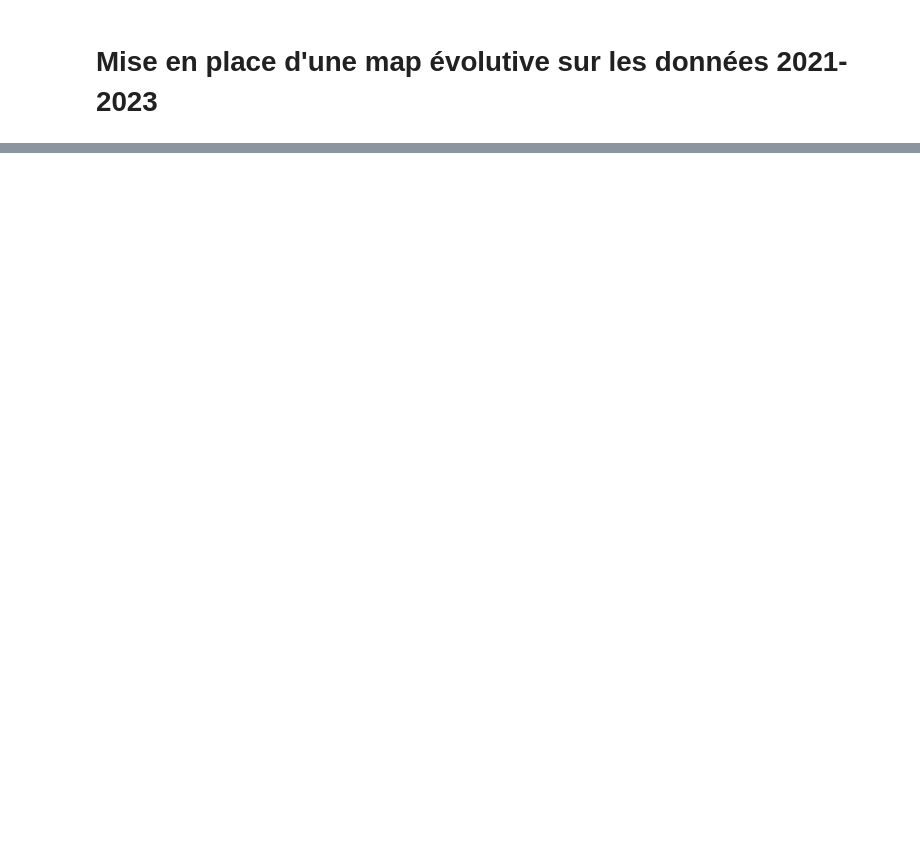
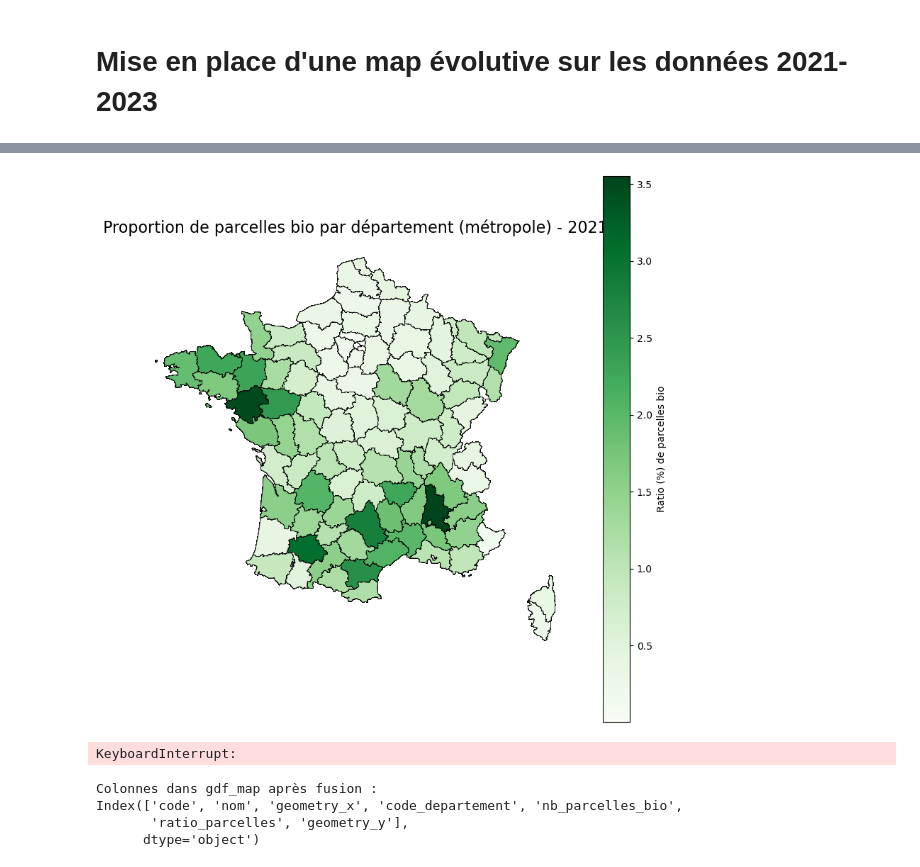
Before and after one commit to ElisefontaineEnsae/AgricultureBio_France, a Jupyter notebook: mapping_evolutif.ipynb, the cells around one changed output, grey strips where cells are left out. Saved outputs shown, nothing was run; the diff lists cells and outputs as text; code cells hidden in the pictures; blank space fills up the shorter version.

```diff
--- a/mapping_evolutif.ipynb
+++ b/mapping_evolutif.ipynb
@@ -24,0 +77,4 @@ Successfully installed fastjsonschema-2.21.1 jsonschema-4.23.0 jsonschema-specif
+# %%
+#Chargement de la carte des départements
+dept_url = "https://raw.githubusercontent.com/gregoiredavid/france-geojson/master/departements-version-simplifiee.geojson"
+gdf_departements = gpd.read_file(dept_url)
@@ -24,0 +104,8 @@ Successfully installed fastjsonschema-2.21.1 jsonschema-4.23.0 jsonschema-specif
+# %%
+gdf_departements['geometry'] = gdf_departements['geometry'].simplify(0.01, preserve_topology=True)
+# %%
+gdf_map = gdf_departements.merge(gdf_dep, left_on='code', right_on='code_departement', how='left')
+
+print("Aperçu de gdf_map après fusion :")
+print(gdf_map.head())
+print(f"Nombre de lignes après fusion : {len(gdf_map)}")
@@ -24,0 +130,66 @@ Successfully installed fastjsonschema-2.21.1 jsonschema-4.23.0 jsonschema-specif
+# %%
+gdf_departements['geometry'] = gdf_departements['geometry'].simplify(0.01, preserve_topology=True)
+# %%
+def plot_map_by_year(year):
+    # Récupérer les données pour l'année
+    gdf_dep = globals().get(f"gdf_dep{year}")
+
+    if gdf_dep is not None:
+        # Fusionner avec la carte des départements
+        gdf_map = gdf_departements.merge(
+            gdf_dep,
+            left_on='code',
+            right_on='code_departement',
+            how='left'
+        )
+
+        # Choisir et définir la colonne de géométrie correcte
+        if 'geometry_x' in gdf_map.columns:
+            gdf_map = gdf_map.rename(columns={'geometry_x': 'geometry'}).drop(columns=['geometry_y'])
+        elif 'geometry_y' in gdf_map.columns:
+            gdf_map = gdf_map.rename(columns={'geometry_y': 'geometry'}).drop(columns=['geometry_x'])
+
+        # Définir la colonne 'geometry' comme géométrie active
+        gdf_map = gdf_map.set_geometry('geometry')
+
+        # Créer la carte
+        fig, ax = plt.subplots(figsize=(10, 10))
+
+        gdf_map.plot(
+            column='ratio_parcelles',  # Colonne pour le ratio
+            cmap='Greens',            # Palette de couleurs (dégradé vert)
+            legend=True,              # Afficher une légende
+            legend_kwds={'label': "Ratio (%) de parcelles bio"},  # Légende
+            ax=ax,                    # Ajouter à la figure actuelle
+            edgecolor='black',        # Couleur des bordures
+            linewidth=0.5             # Largeur des bordures
+        )
+
+        # Ajouter un titre
+        ax.set_title(f"Proportion de parcelles bio par département (métropole) - {year}", fontsize=16)
+
+        # Désactiver les axes
+        ax.axis('off')
+
+        # Afficher la carte
+        plt.show()
+    else:
+        print(f"Les données pour l'année {year} ne sont pas disponibles.")
+
+# Visualiser les cartes pour chaque année
+for year in [2021, 2022, 2023]:
+    plot_map_by_year(year)
+# %% [output]
+[figure, added]
+KeyboardInterrupt:
+# %%
+gdf_map = gdf_departements.merge(gdf_dep, left_on='code', right_on='code_departement', how='left')
+
+# Vérifiez si 'geometry' est toujours présent
+print("Colonnes dans gdf_map après fusion :")
+print(gdf_map.columns)
+# %% [output]
+Colonnes dans gdf_map après fusion :
+Index(['code', 'nom', 'geometry_x', 'code_departement', 'nb_parcelles_bio',
+       'ratio_parcelles', 'geometry_y'],
+      dtype='object')
```
Also changed, not shown: parts of 5 cells of this notebook, 2 other files.
